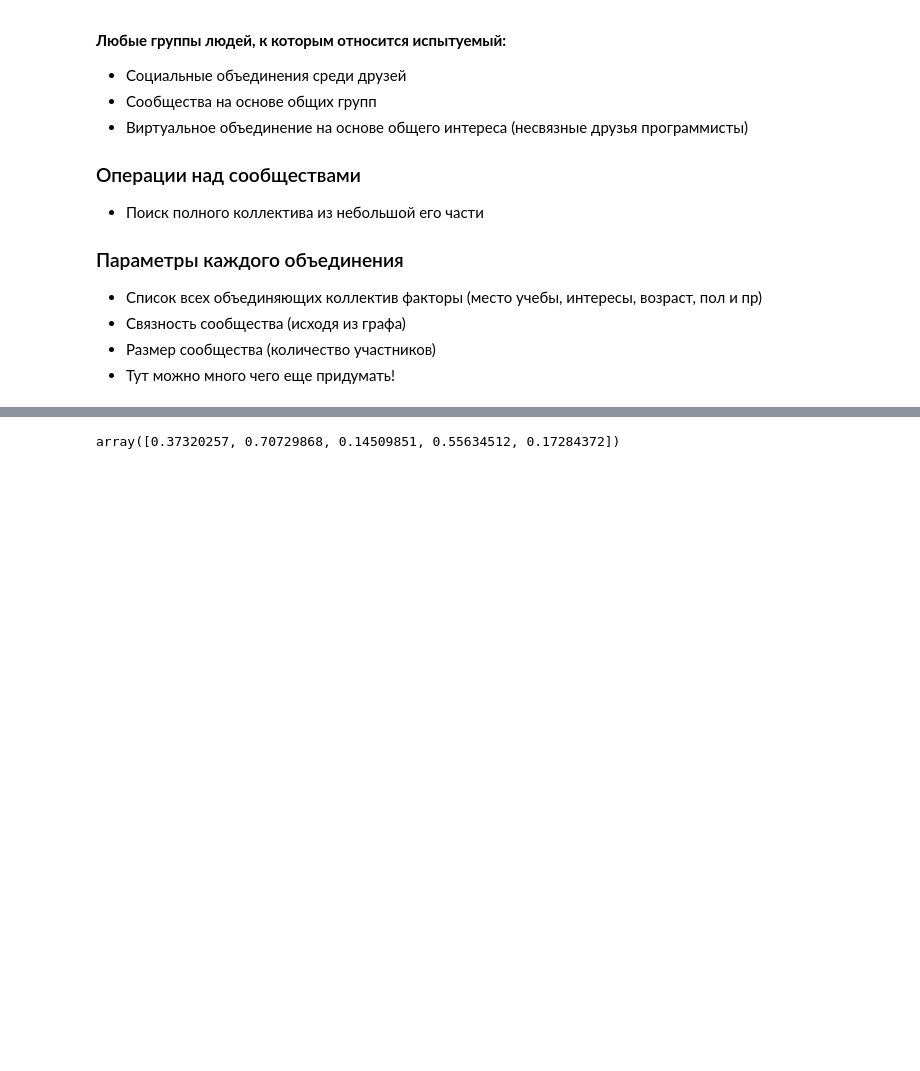
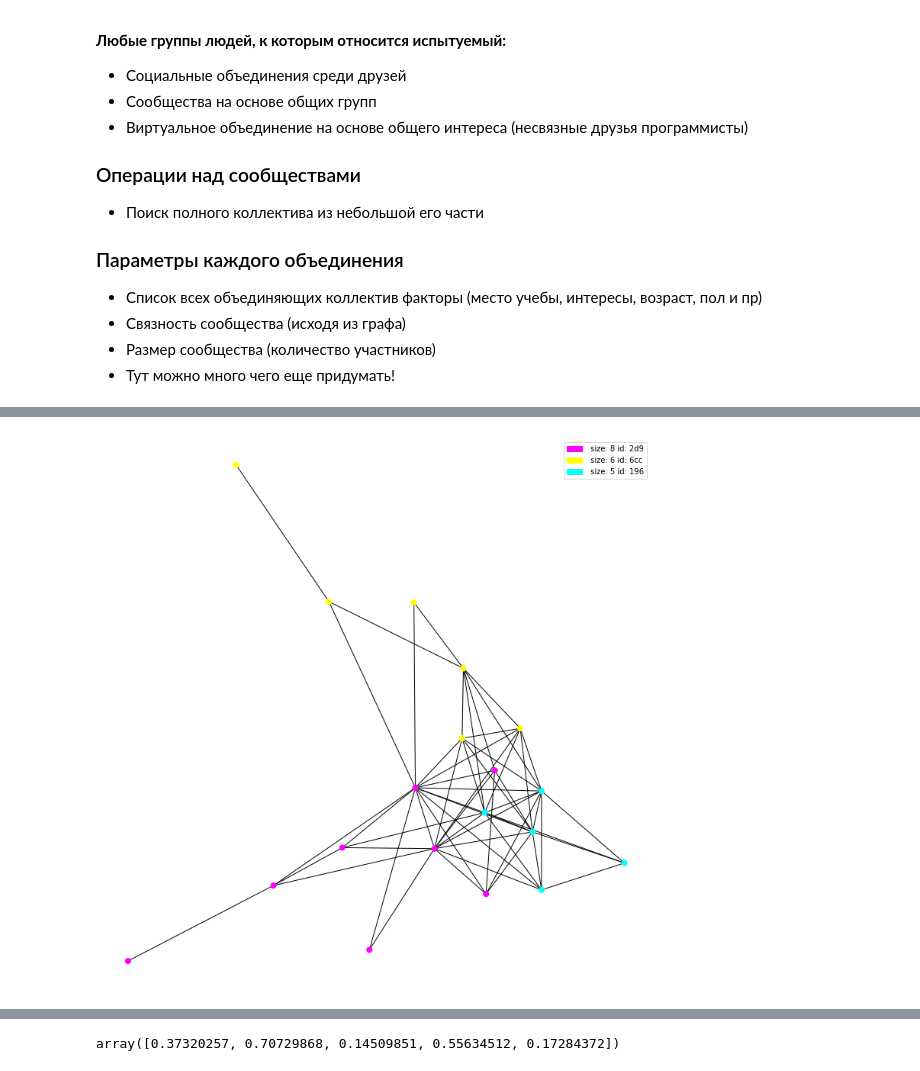
Before and after one commit to fivol/ntrail, a Jupyter notebook: backend/SocialSearch.ipynb, the cells around one changed output, grey strips where cells are left out. Saved outputs shown, nothing was run; the diff lists cells and outputs as text; code cells hidden in the pictures; blank space fills up the shorter version.

```diff
--- a/backend/SocialSearch.ipynb
+++ b/backend/SocialSearch.ipynb
@@ -178,0 +174,7 @@ user.groups.pools()[i].print()
+# %%
+id = '338'
+obj = bapi.get_obj(id)
+# obj.params['groups_smart_sort'][0]
+obj.color_graph(algorithm='louvain')
+# %% [output]
+[figure, added]
```
Also changed, not shown: parts of 12 cells of this notebook, 20 other files.
